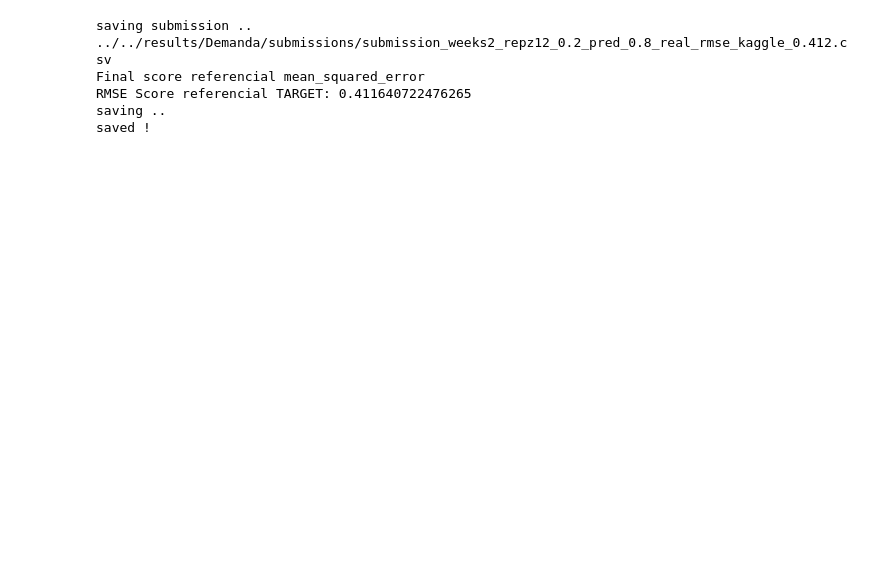
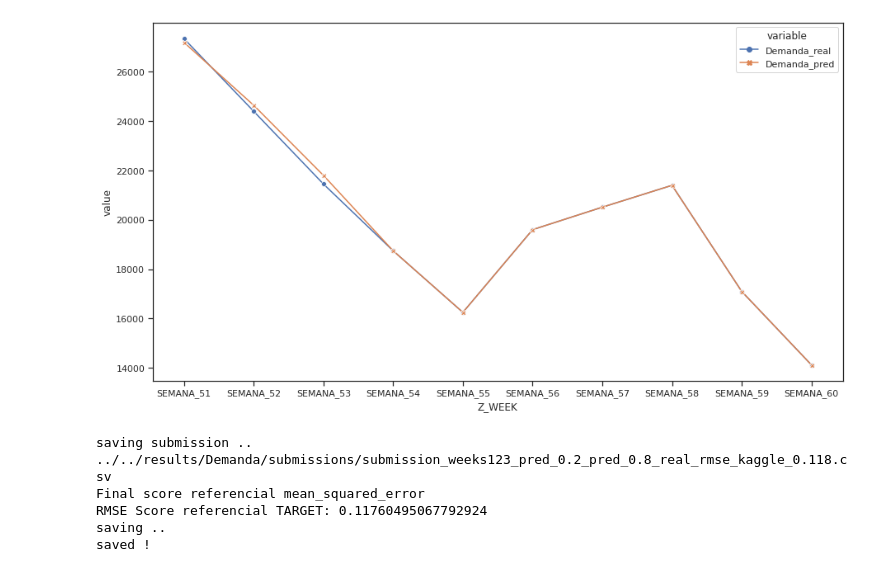
Before and after one commit to renatocastro33/DATATHON-ENTEL-2022---Reto2, a Jupyter notebook: notebooks/cristian/02.02-EnsembleModel.ipynb, the cells around one changed output. Cells and saved outputs as stored; diff of their text form; code cells hidden in the pictures; blank space fills up the shorter version.

```diff
--- a/notebooks/cristian/02.02-EnsembleModel.ipynb
+++ b/notebooks/cristian/02.02-EnsembleModel.ipynb
@@ -138,9 +191,24 @@ result['Demanda_pred'][~result['Z_WEEK'].isin(WEEKS_LIST.keys())]  = result['Dem
+# %%
+result['Demanda_pred'][result['Z_WEEK']=='SEMANA_51']  = 0.2*result['Demanda_pred'][result['Z_WEEK']=='SEMANA_51'] + 0.8*result['Demanda_real'][result['Z_WEEK']=='SEMANA_51']
 # %%
 result['Demanda_pred'][result['Z_WEEK']=='SEMANA_52']  = 0.2*result['Demanda_pred'][result['Z_WEEK']=='SEMANA_52'] + 0.8*result['Demanda_real'][result['Z_WEEK']=='SEMANA_52']
+# %%
+result['Demanda_pred'][result['Z_WEEK']=='SEMANA_53']  = 0.2*result['Demanda_pred'][result['Z_WEEK']=='SEMANA_53'] + 0.8*result['Demanda_real'][result['Z_WEEK']=='SEMANA_53']
+# %%
+if True:
+    casteo_semanas =['SEMANA_51','SEMANA_52','SEMANA_53']
+    result['Demanda_pred'][~result['Z_WEEK'].isin(casteo_semanas)]  = result['Demanda_real'][~result['Z_WEEK'].isin(casteo_semanas)]
+    total_semanal = result[['Z_WEEK','Demanda_real','Demanda_pred']].groupby(['Z_WEEK']).sum().reset_index()
+    total_semanal_melt = pd.melt(total_semanal, id_vars =['Z_WEEK'], value_vars =['Demanda_real', 'Demanda_pred'])
+    plt.figure(figsize=(15,8))
+    sns.lineplot(x="Z_WEEK", y="value", data=total_semanal_melt, hue="variable",style="variable",markers=True, dashes=False)
+    plt.show()
+# %% [output]
+[figure, added]
 # %%
 rmse_target = mean_squared_error(result[TARGET+'_pred'],result[TARGET+'_real'], squared=False)
 
-submissions_path = os.path.join(PATH_RESULTS,'submissions','submission_weeks2_repz12_0.2_pred_0.8_real_rmse_kaggle_'+str(np.round(rmse_target,3))+'.csv')
+submissions_path = os.path.join(PATH_RESULTS,'submissions','submission_weeks123_pred_0.2_pred_0.8_real_rmse_kaggle_'+str(np.round(rmse_target,3))+'.csv')
 print('saving submission ..',submissions_path)
 
 print('Final score referencial mean_squared_error')
@@ -151,9 +219,9 @@ if True:
     result[['ID','Demanda_pred']].rename(columns={"Demanda_pred":"Demanda"}).to_csv(submissions_path,index=None)
     print('saved ! ')
 # %% [output]
-saving submission .. ../../results/Demanda/submissions/submission_weeks2_repz12_0.2_pred_0.8_real_rmse_kaggle_0.412.csv
+saving submission .. ../../results/Demanda/submissions/submission_weeks123_pred_0.2_pred_0.8_real_rmse_kaggle_0.118.csv
 Final score referencial mean_squared_error
-RMSE Score referencial TARGET: 0.411640722476265
+RMSE Score referencial TARGET: 0.11760495067792924
 saving ..
 saved !
 # %%
```
Also changed, not shown: parts of 7 cells of this notebook, 1 other file.
